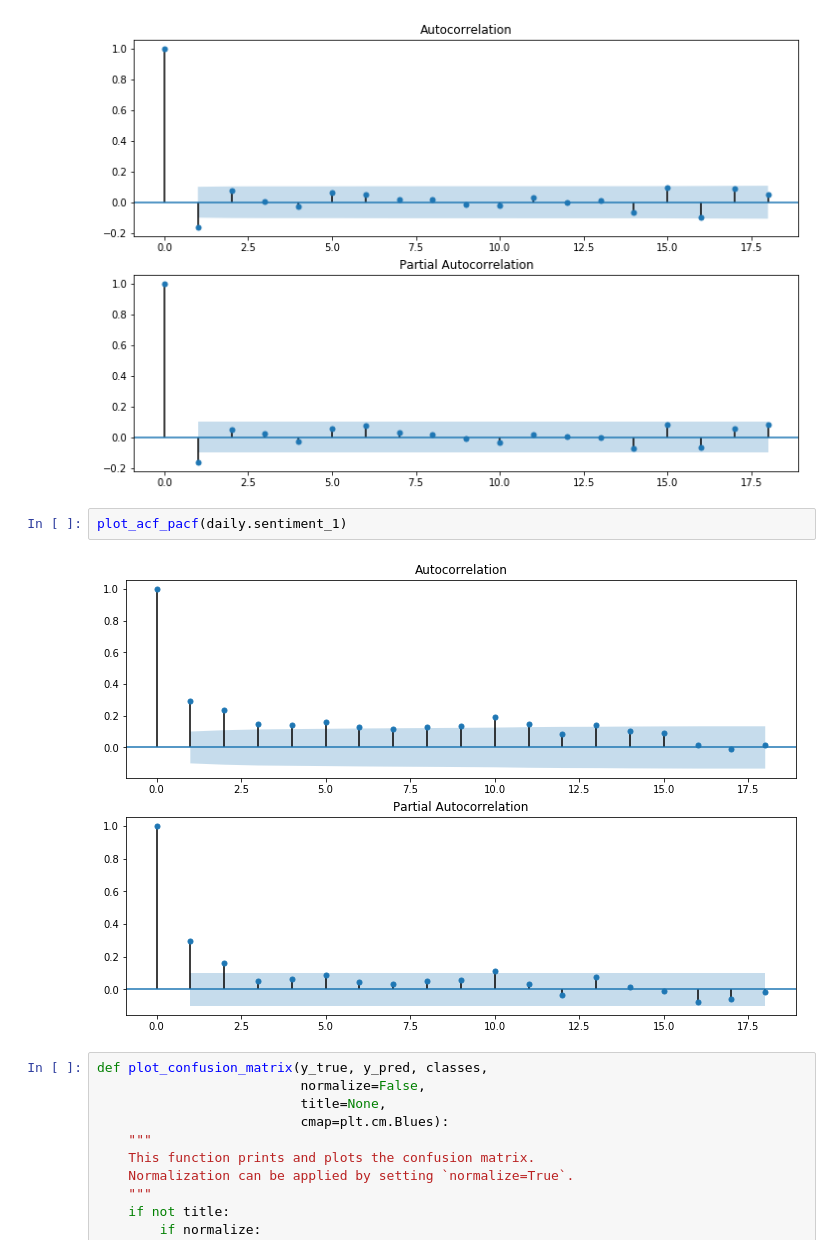
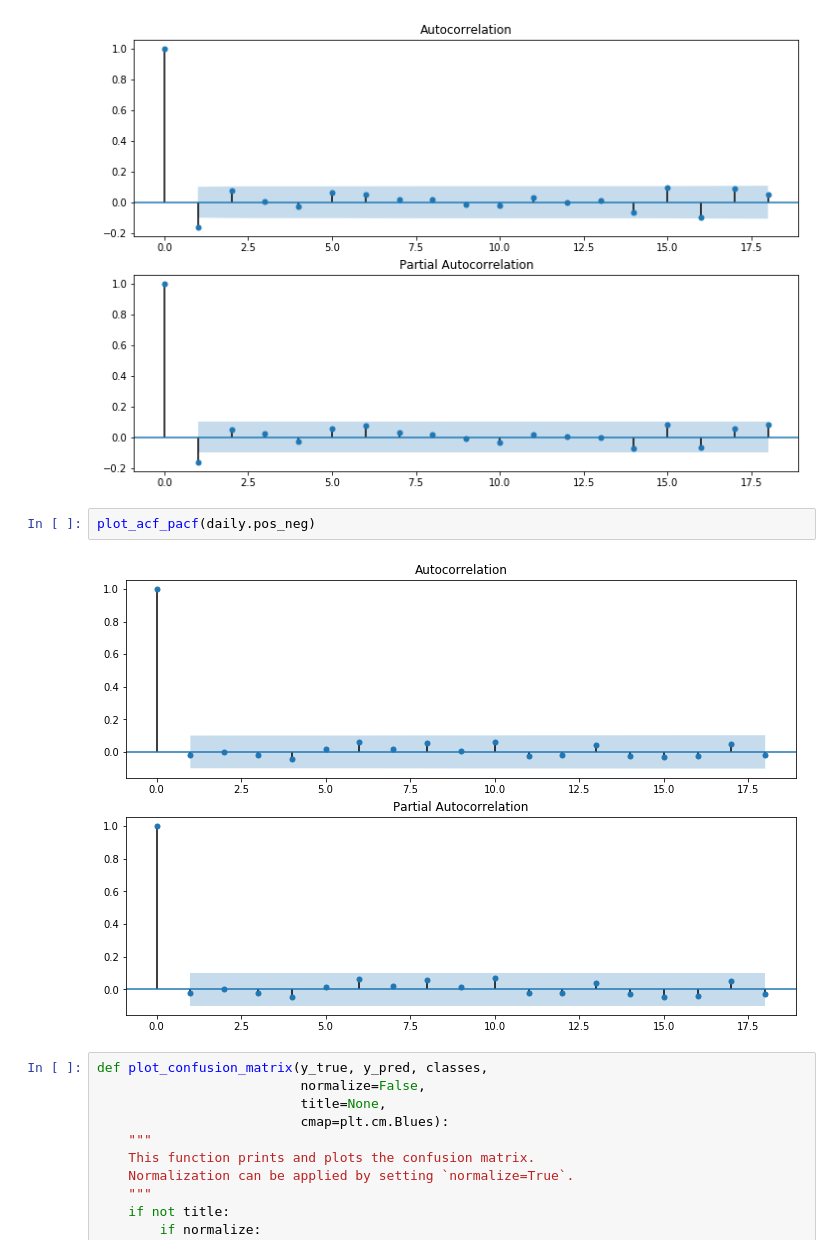
Before and after one commit to erikajane/Predicting_Stock_With_Twitter_Sentiment, a Jupyter notebook: Final Time Series.ipynb, the cells around one changed output. Saved outputs shown, nothing was run; the diff lists cells and outputs as text.

```diff
--- a/Final Time Series.ipynb
+++ b/Final Time Series.ipynb
@@ -111,9 +109,9 @@ plot_acf_pacf(daily.open_close_diff)
 # %% [output]
 [figure]
 # %%
-plot_acf_pacf(daily.sentiment_1)
+plot_acf_pacf(daily.pos_neg)
 # %% [output]
-[figure, old version]
+[figure, new version]
 # %%
 def plot_confusion_matrix(y_true, y_pred, classes,
                           normalize=False,
```
Also changed, not shown: parts of 4 cells of this notebook, 2 other files.
